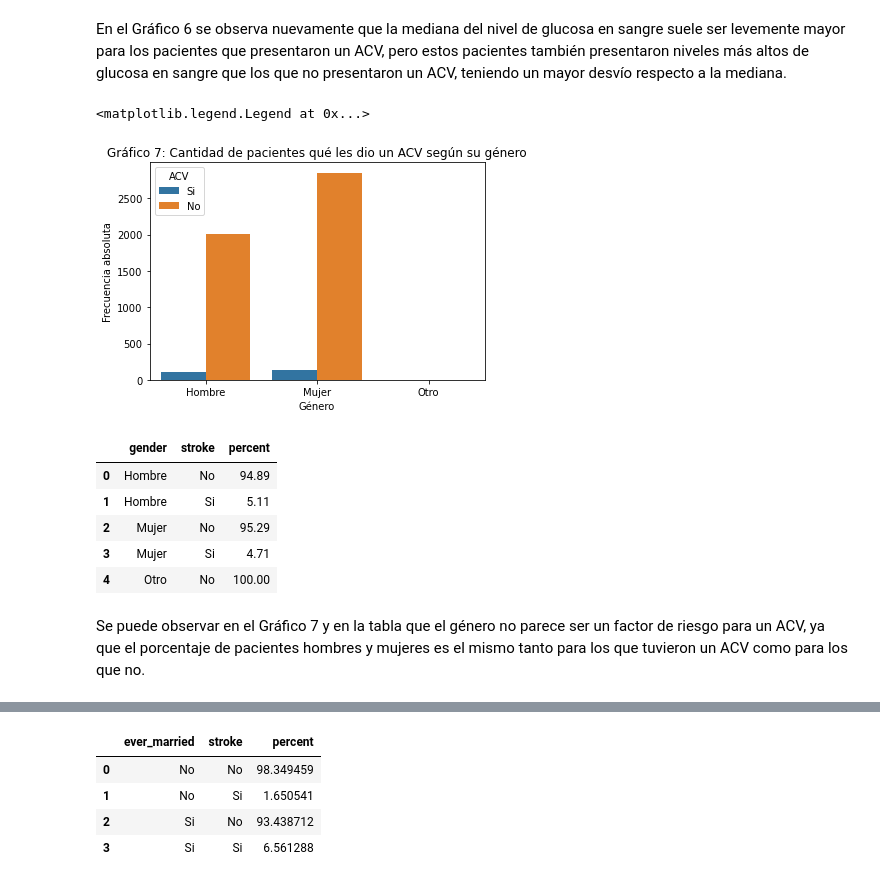
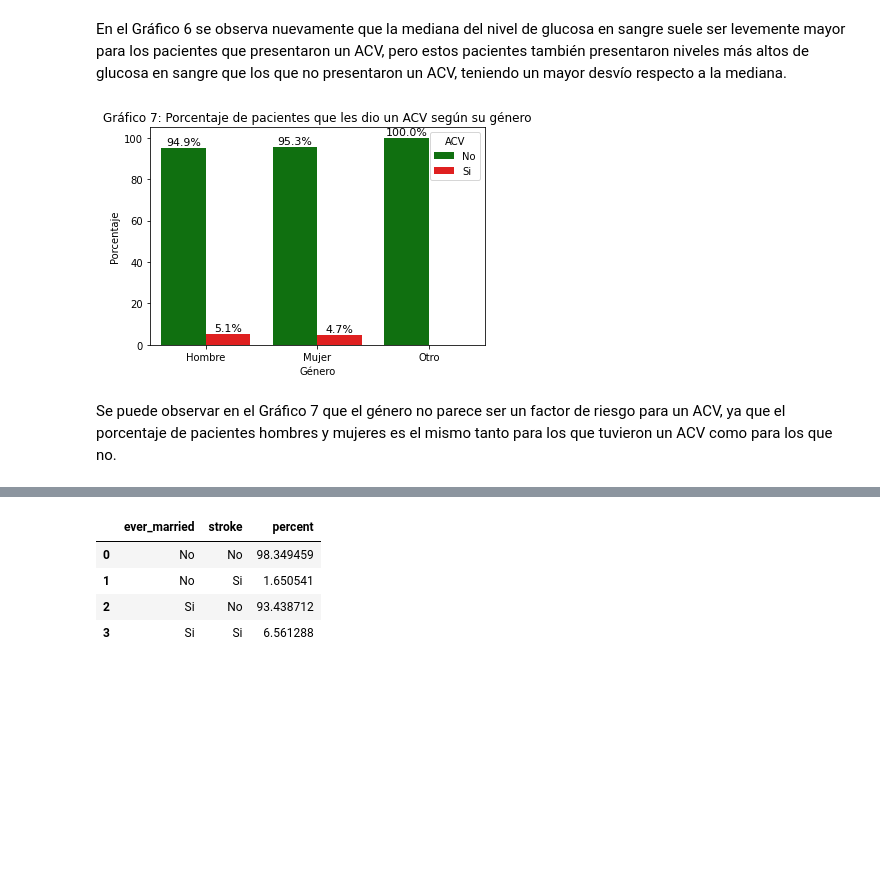
Before and after one commit to mfaranna/Proyecto_ds, a Jupyter notebook: ProyectoDS_Faranna.ipynb, the cells around one changed output, grey strips where cells are left out. Saved outputs shown, nothing was run; the diff lists cells and outputs as text; code cells hidden in the pictures; blank space fills up the shorter version.

```diff
--- a/ProyectoDS_Faranna.ipynb
+++ b/ProyectoDS_Faranna.ipynb
@@ -218,31 +225,36 @@ Text(0.5, 1.0, 'Gráfico N°6: Boxplot del nivel de glucosa en sangre según si
 # %% [markdown]
 En el Gráfico 6 se observa nuevamente que la mediana del nivel de glucosa en sangre suele ser levemente mayor para los pacientes que presentaron un ACV, pero estos pacientes también presentaron niveles más altos de glucosa en sangre que los que no presentaron un ACV, teniendo un mayor desvío respecto a la mediana.
-# %%
-sns.countplot(data = df,
-              x = 'gender',
-              hue='stroke'
-              )
-plt.title('Gráfico 7: Cantidad de pacientes qué les dio un ACV según su género')
-plt.xlabel('Género')
-plt.ylabel('Frecuencia absoluta')
-plt.legend(title='ACV', loc='upper left', labels=['Si', 'No'])
-# %% [output]
-<matplotlib.legend.Legend at 0x...>
-[figure, removed]
-# %%
-(df.groupby('gender')['stroke']
-.value_counts(normalize=True)
-.mul(100)
-.rename('percent')
-.reset_index()
-.round(2)
-)
-# %% [output]
-|  | gender | stroke | percent |
-| 0 | Hombre | No | 94.89 |
-| 1 | Hombre | Si | 5.11 |
-| 2 | Mujer | No | 95.29 |
-| 3 | Mujer | Si | 4.71 |
-| 4 | Otro | No | 100.00 |
+# %%
+# Contar la frecuencia de cada combinación (normalizando para obtener proporciones)
+df_relativo = df.groupby(['gender', 'stroke']).size().groupby(level=0).apply(lambda x: 100 * x / x.sum()).reset_index(name='Porcentaje')
+
+# Crear gráfico usando las frecuencias relativas
+ax = sns.barplot(data=df_relativo,
+                 x='gender',
+                 y='Porcentaje',
+                 hue='stroke',
+                 palette={'Si': 'red', 'No': 'green'})
+
+# Agregar título y etiquetas
+plt.title('Gráfico 7: Porcentaje de pacientes que les dio un ACV según su género')
+plt.xlabel('Género')
+plt.ylabel('Porcentaje')
+
+# Agregar las etiquetas de porcentaje sobre cada barra
+for p in ax.patches:
+    ax.annotate(f'{p.get_height():.1f}%',
+                (p.get_x() + p.get_width() / 2., p.get_height()),
+                ha='center', va='baseline',
+                fontsize=11, color='black',
+                xytext=(0, 3),
+                textcoords='offset points')
+
+# Personalizar la leyenda
+plt.legend(title='ACV', loc='upper right')
+
+# Mostrar el gráfico
+plt.show()
+# %% [output]
+[figure, added]
 # %% [markdown]
-Se puede observar en el Gráfico 7 y en la tabla que el género no parece ser un factor de riesgo para un ACV, ya que el porcentaje de pacientes hombres y mujeres es el mismo tanto para los que tuvieron un ACV como para los que no.
+Se puede observar en el Gráfico 7 que el género no parece ser un factor de riesgo para un ACV, ya que el porcentaje de pacientes hombres y mujeres es el mismo tanto para los que tuvieron un ACV como para los que no.
```
Also changed, not shown: parts of 24 cells of this notebook, 1 other file.
